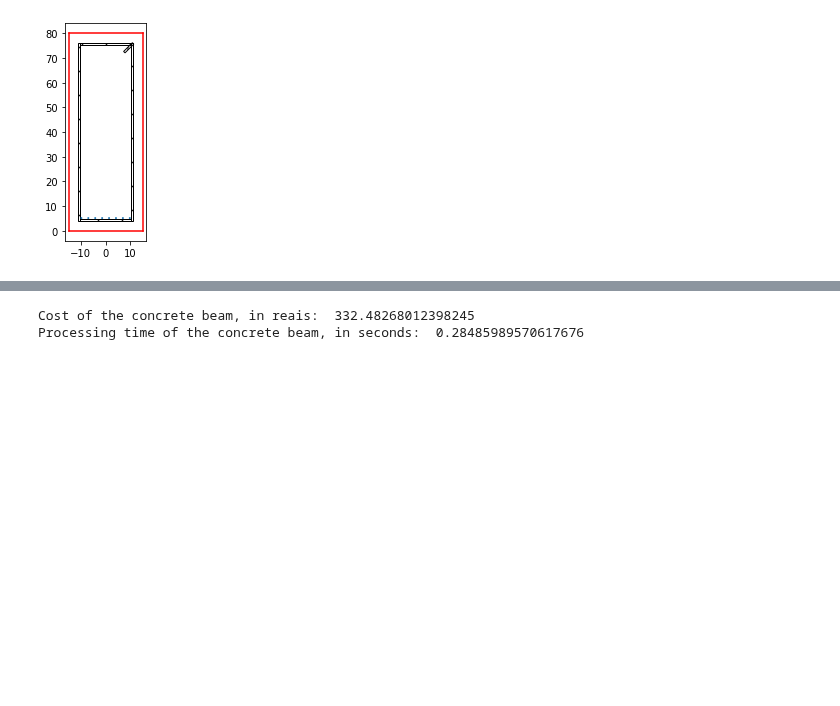
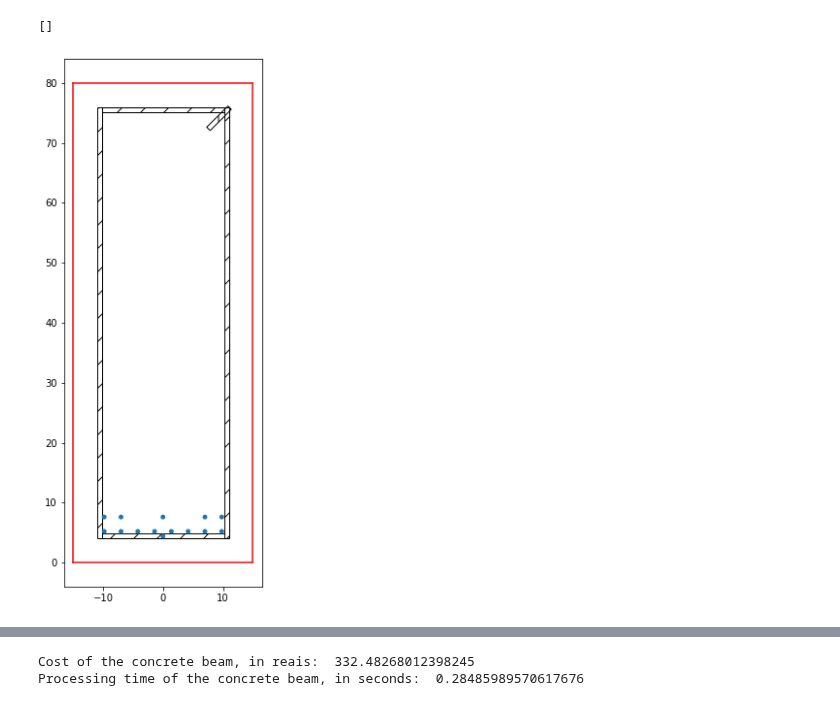
Before and after one commit to luisggc/FConcrete, a Jupyter notebook: examples/Hiper.ipynb, the cells around one changed output, grey strips where cells are left out. Drawn from its saved outputs; the diff is of its cells as text; code cells hidden in the pictures; blank space fills up the shorter version.

```diff
--- a/examples/Hiper.ipynb
+++ b/examples/Hiper.ipynb
@@ -50,4 +47,8 @@ concrete_beam.long_steel_bars.plot(prop='area_accumulated')
-# %%
-concrete_beam.plotTransversalInX(200)
-# %% [output]
-[figure, removed]
+# %%
+fig, ax = concrete_beam.plotTransversalInX(200)
+circle = plt.Circle((0, 5-0.8+0.2), 0.4)
+ax.add_artist(circle)
+ax.plot()
+# %% [output]
+[]
+[figure, added]
```
Also changed, not shown: parts of 6 cells of this notebook, 5 other files.
